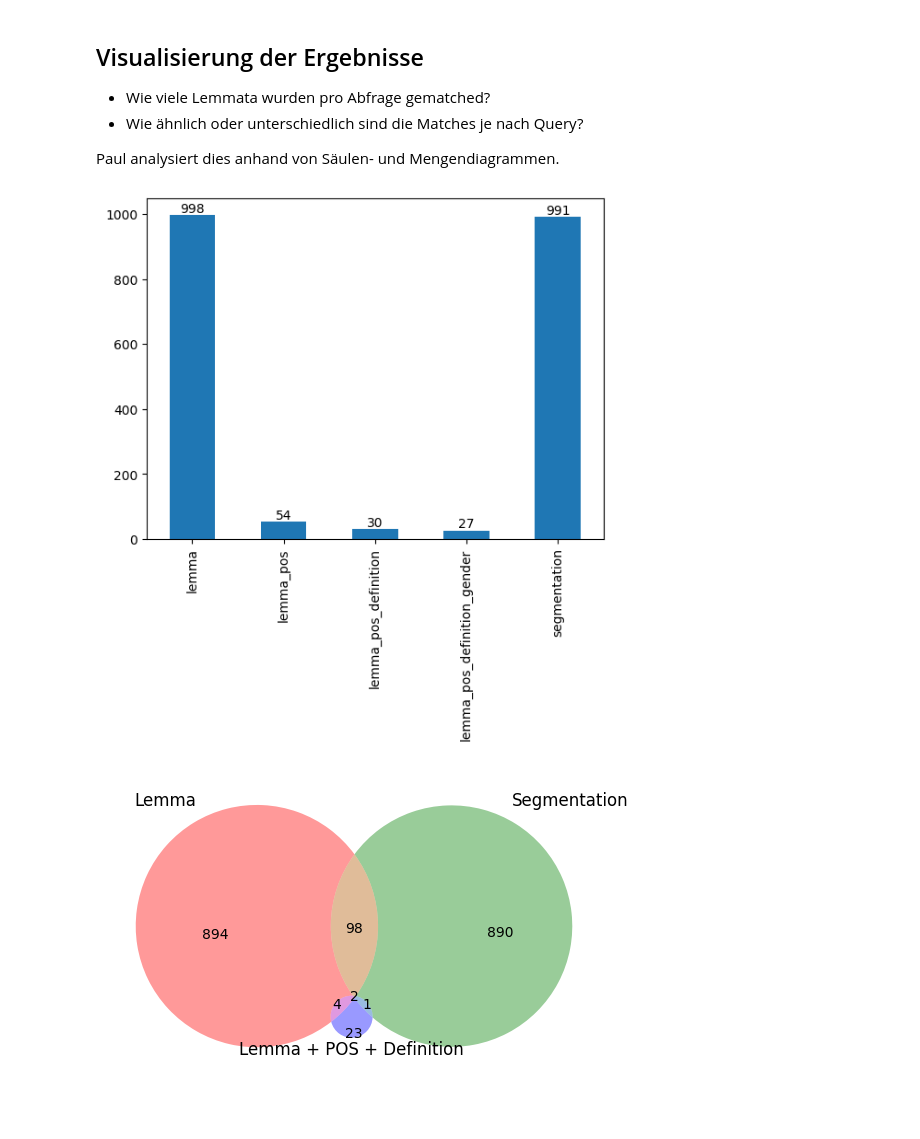
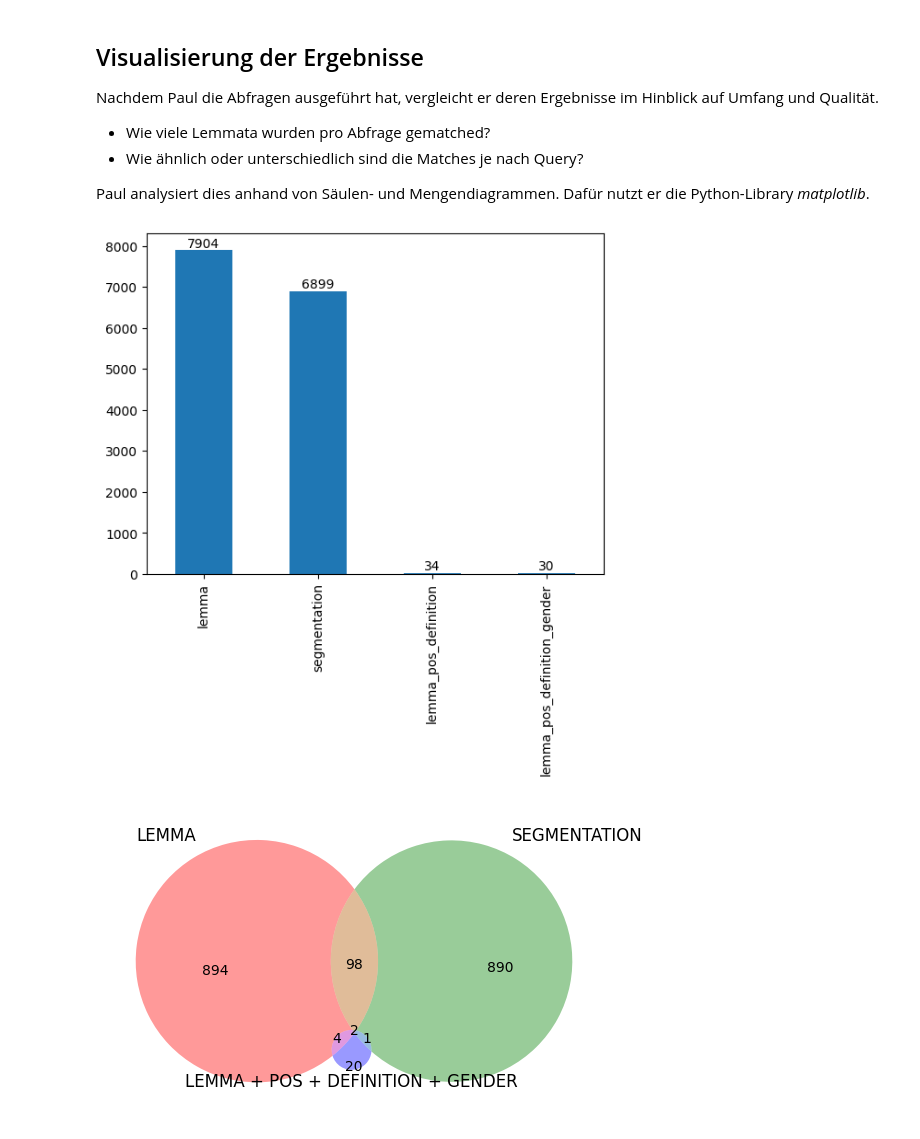
Before and after one commit to notesjor/IDS.TextPlus.JupyterNotebook, a Jupyter notebook: FCS_query.ipynb, the cells around one changed output. Cells and saved outputs as stored; diff of their text form; code cells hidden in the pictures.

```diff
--- a/FCS_query.ipynb
+++ b/FCS_query.ipynb
@@ -306,30 +392,28 @@ queries_movierung = {
     'lemma': 'lemma = *in',
     # 1. Formale Lemma-Suche (Welche Lemmata beinhalten die Sequenz '-in'?)
 
-    'lemma_pos': 'pos = NOUN AND lemma = *in',
-    # 2. Erweiterung um die Wortart "Nomen"
+    'segmentation': 'segmentation = "|rin" OR segmentation = "|tin" OR segmentation = "|gin" OR segmentation = "|min" OR segmentation = "|sin" OR segmentation = "|chin" OR segmentation = "|fin" OR segmentation = "|phin"',
+    # 2. Fokus auf Movierungsmöglichkeiten auf Grundlage der Silbentrennung (s. Nübling & Rosar, 2025)
 
-    'lemma_pos_definition': 'pos = NOUN AND lemma = *in AND (definition = Person OR definition = Mensch OR definition = Frau)',
-    # 3. Erweiterung um die Definition (Person, Mensch, Frau)
+    'lemma_pos_definition': 'lemma = *in AND pos = NOUN AND (definition = Person OR definition = Mensch OR definition = Frau)',
+    # 3. Erweiterung um Wortart und Definition
 
-    'lemma_pos_definition_gender': 'pos = NOUN AND lemma = *in AND (definition = Person OR definition = Mensch OR definition = Frau) AND gender = Fem',
-    # 4. Erweiterung um das Genus
-
-   'segmentation': 'segmentation = "|rin" OR segmentation = "|tin" OR segmentation = "|gin" OR segmentation = "|min" OR segmentation = "|sin" OR segmentation = "|chin" OR segmentation = "|fin" OR segmentation = "|phin"',
-    # 5. Fokus auf Movierungsmöglichkeiten auf Grundlage der Silbentrennung (s. Nübling & Rosar, 2025)
+    'lemma_pos_definition_gender': 'lemma = *in AND pos = NOUN AND (definition = Person OR definition = Mensch OR definition = Frau) AND gender = Fem',
+    # 4. Erweiterung um grammatisches Genus
 }
 # %%
-
-# Für jede formulierte Abfrage wendet er jetzt die Abfrage-Pipeline an
+# Für jede formulierte Abfrage wird die Pipeline angewendet
 
 results_movierung = {}
+match_count = {}
 
 for label, query in queries_movierung.items():
     print(f'\n--- Running query: {label} ---')
-    records, num_records = run_query(base_url_ids, query, resource_type='dictionary')
+    records, num_records = run_query(base_url_ids, query, source=['elex'], resource_type='dictionary')
     results_movierung[label] = records
+    match_count[label] = num_records
 
-save_df(results=results_movierung, output_name='output_movierung.xlsx', view='xlsx')
+save_df(data=results_movierung, output_name='movierte_feminina.xlsx', view='xlsx')
 # %% [output]
 --- Running query: lemma ---
 
@@ -344,12 +425,13 @@ TypeError: save_df() got an unexpected keyword argument 'results'
 # %% [markdown]
 ## Visualisierung der Ergebnisse
+Nachdem Paul die Abfragen ausgeführt hat, vergleicht er deren Ergebnisse im Hinblick auf Umfang und Qualität.
 
 - Wie viele Lemmata wurden pro Abfrage gematched?
 - Wie ähnlich oder unterschiedlich sind die Matches je nach Query?
 
-Paul analysiert dies anhand von Säulen- und Mengendiagrammen.
+Paul analysiert dies anhand von Säulen- und Mengendiagrammen. Dafür nutzt er die Python-Library *matplotlib*.
 # %%
-# Visualisiere die Anzahl der Matches pro Abfrage (Säulendiagramm)
+# Visualisiert die Anzahl der Matches pro Abfrage (Säulendiagramm)
 def plot_bar(sizes, filename, save_plot=False):
     ax = pd.Series(sizes).plot(kind='bar')
     for i, v in enumerate(sizes.values()):
@@ -357,44 +439,44 @@ def plot_bar(sizes, filename, save_plot=False):
     if save_plot:
         plt.savefig(filename, dpi=300, bbox_inches='tight')
 
-# Visualisiere die Anzahl der gemeinsamen Matches unter den verschiedenen Abfragen (Mengendiagramm)
+# Visualisiert die Anzahl der gemeinsamen Matches unter den verschiedenen Abfragen (Mengendiagramm)
 def plot_venn(sets, filename, save_plot=False):
     plt.figure()
     venn3(list(sets.values()), set_labels=sets.keys())
     if save_plot:
         plt.savefig(filename, dpi=300, bbox_inches='tight')
 
-# Exportiere Types pro Abfrage
+# Exportiert Types pro Abfrage
 def export_sets(set1, set2, filename):
     df = pd.DataFrame({
     'union': pd.Series(list(set1 & set2)),
     'only_lemma_query': pd.Series(list(set1 - set2)),
     'only_segmentation_query': pd.Series(list(set2 - set1))
     })
     df.to_excel(filename, index=False)
 
 # Vollständige Pipeline zur Visualisierung
-def plot_stats(results):
-    sizes = {k: len(v) for k, v in results.items()}
+def plot_stats(results, counts):
+    sizes = counts
 
     venn_sets = {
-        'Lemma': set(results['lemma']),
-        'Segmentation': set(results['segmentation']),
-        'Lemma + POS + Definition': set(results['lemma_pos_definition'])
+        'LEMMA': set(results['lemma']),
+        'SEGMENTATION': set(results['segmentation']),
+        'LEMMA + POS + DEFINITION + GENDER': set(results['lemma_pos_definition_gender'])
     }
 
     set1, set2, set3 = venn_sets.values()
 
     plot_bar(sizes, filename='matches_per_query.png', save_plot=True)
     plot_venn(venn_sets, filename='venn_plot.png', save_plot=True)
     export_sets(set1, set2, filename='lemma_segmentation_comparison.xlsx')
 
     return set1, set2, set3
 
-plot_stats(results_movierung);
+plot_stats(results_movierung, match_count);
 # %% [output]
-[figure, old version]
+[figure, new version]
-[figure, old version]
+[figure, new version]
 # %% [markdown]
 ## Ergebnissanalyse
 
```
Also changed, not shown: parts of 38 cells of this notebook.
